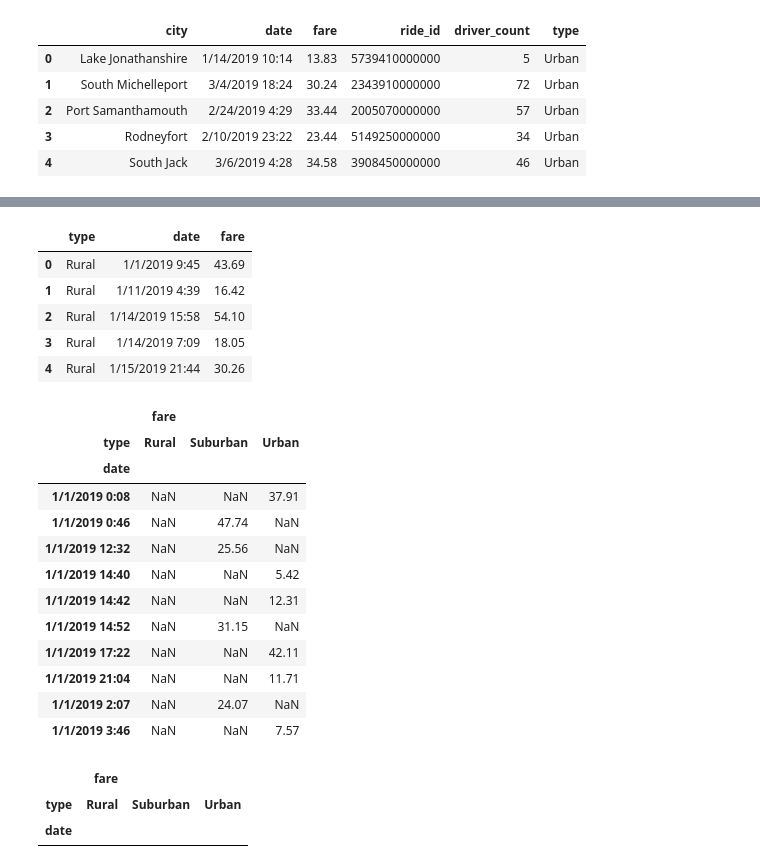
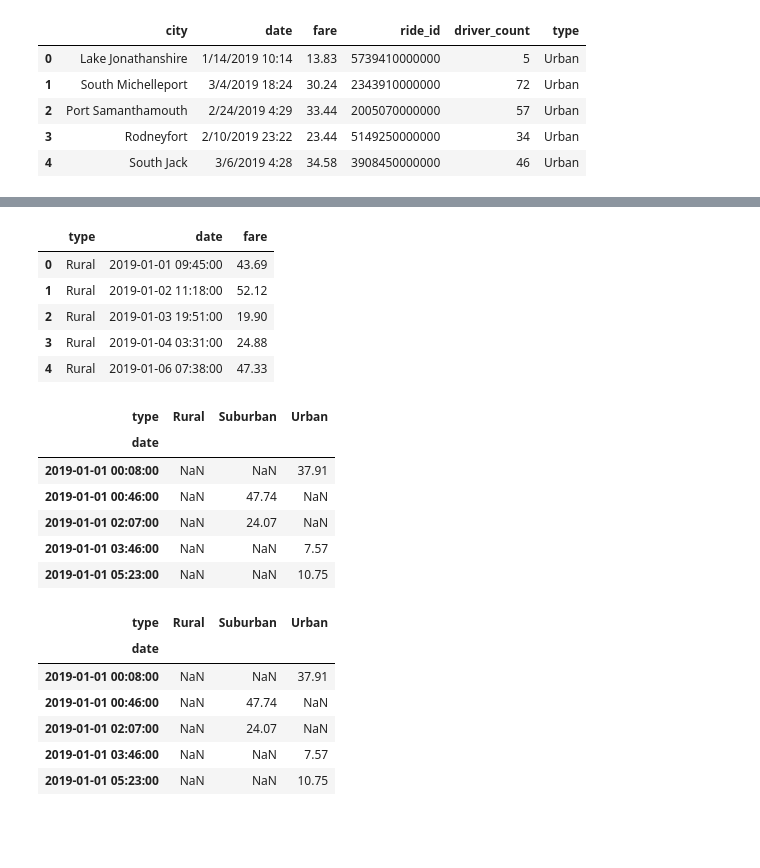
Before and after one commit to JamieOrozco/PyBer_Analysis, a Jupyter notebook: PyBer_Challenge.ipynb, the cells around one changed output, grey strips where cells are left out. Saved outputs shown, nothing was run; the diff lists cells and outputs as text; code cells hidden in the pictures; blank space fills up the shorter version.

```diff
--- a/PyBer_Challenge.ipynb
+++ b/PyBer_Challenge.ipynb
@@ -130,7 +130,9 @@ pyber_data_df.head()
 # %%
 # 2. Using groupby() to create a new DataFrame showing the sum of the fares
 #  for each date where the indices are the city type and date.
-fare_sum_by_date_df = pyber_data_df.groupby(["type", "date"]).sum()["fare"]
-fare_sum_by_date_df
+pyber_data_df['date']=pd.to_datetime(pyber_data_df['date'])
+
+fare_sum_by_day = pyber_data_df.groupby(['type','date']).sum()['fare']
+fare_sum_by_day
 # %% [output]
 type   date
@@ -149,42 +151,40 @@ Name: fare, Length: 2364, dtype: float64
 # %%
 # 3. Reset the index on the DataFrame you created in #1. This is needed to use the 'pivot()' function.
 # df = df.reset_index()
-fare_sum_by_date_df = fare_sum_by_date_df.reset_index()
-fare_sum_by_date_df.head()
+fare_sum_by_day = fare_sum_by_day.reset_index()
+fare_sum_by_day.head()
 # %% [output]
 |  | type | date | fare |
-| 0 | Rural | 1/1/2019 9:45 | 43.69 |
-| 1 | Rural | 1/11/2019 4:39 | 16.42 |
-| 2 | Rural | 1/14/2019 15:58 | 54.10 |
-| 3 | Rural | 1/14/2019 7:09 | 18.05 |
-| 4 | Rural | 1/15/2019 21:44 | 30.26 |
+| 0 | Rural | 2019-01-01 09:45:00 | 43.69 |
+| 1 | Rural | 2019-01-02 11:18:00 | 52.12 |
+| 2 | Rural | 2019-01-03 19:51:00 | 19.90 |
+| 3 | Rural | 2019-01-04 03:31:00 | 24.88 |
+| 4 | Rural | 2019-01-06 07:38:00 | 47.33 |
 # %%
 # 4. Create a pivot table with the 'date' as the index, the columns ='type', and values='fare'
 # to get the total fares for each type of city by the date.
-pivot_table_df = pd.pivot_table(fare_sum_by_date_df, index = "date", columns = "type", values = ['fare'], aggfunc = sum)
-pivot_table_df.head(10)
+fare_sum_day_pivot = fare_sum_by_day.pivot(index = 'date', columns = "type", values='fare')
+fare_sum_day_pivot.head()
 # %% [output]
-|  | fare |  |  |
 | type | Rural | Suburban | Urban |
 | date |  |  |  |
-| 1/1/2019 0:08 | NaN | NaN | 37.91 |
-| 1/1/2019 0:46 | NaN | 47.74 | NaN |
-| 1/1/2019 12:32 | NaN | 25.56 | NaN |
-| 1/1/2019 14:40 | NaN | NaN | 5.42 |
-| 1/1/2019 14:42 | NaN | NaN | 12.31 |
-| 1/1/2019 14:52 | NaN | 31.15 | NaN |
-| 1/1/2019 17:22 | NaN | NaN | 42.11 |
-| 1/1/2019 21:04 | NaN | NaN | 11.71 |
-| 1/1/2019 2:07 | NaN | 24.07 | NaN |
-| 1/1/2019 3:46 | NaN | NaN | 7.57 |
+| 2019-01-01 00:08:00 | NaN | NaN | 37.91 |
+| 2019-01-01 00:46:00 | NaN | 47.74 | NaN |
+| 2019-01-01 02:07:00 | NaN | 24.07 | NaN |
+| 2019-01-01 03:46:00 | NaN | NaN | 7.57 |
+| 2019-01-01 05:23:00 | NaN | NaN | 10.75 |
 # %%
 # 5. Create a new DataFrame from the pivot table DataFrame using loc on the given dates, '2019-01-01':'2019-04-29'.
-pivot_table_dates_df = pivot_table_df.loc['2019-01-01':'2019-04-29']
-pivot_table_dates_df
+jan_apr_fare_by_day = fare_sum_day_pivot.loc["2019-01-01":"2019-04-28"]
+jan_apr_fare_by_day.head()
 # %% [output]
-|  | fare |  |  |
 | type | Rural | Suburban | Urban |
 | date |  |  |  |
+| 2019-01-01 00:08:00 | NaN | NaN | 37.91 |
+| 2019-01-01 00:46:00 | NaN | 47.74 | NaN |
+| 2019-01-01 02:07:00 | NaN | 24.07 | NaN |
+| 2019-01-01 03:46:00 | NaN | NaN | 7.57 |
+| 2019-01-01 05:23:00 | NaN | NaN | 10.75 |
 # %%
 # 6. Set the "date" index to datetime datatype. This is necessary to use the resample() method in Step 8.
 # df.index = pd.to_datetime(df.index)
```
Also changed, not shown: parts of 5 cells of this notebook.
